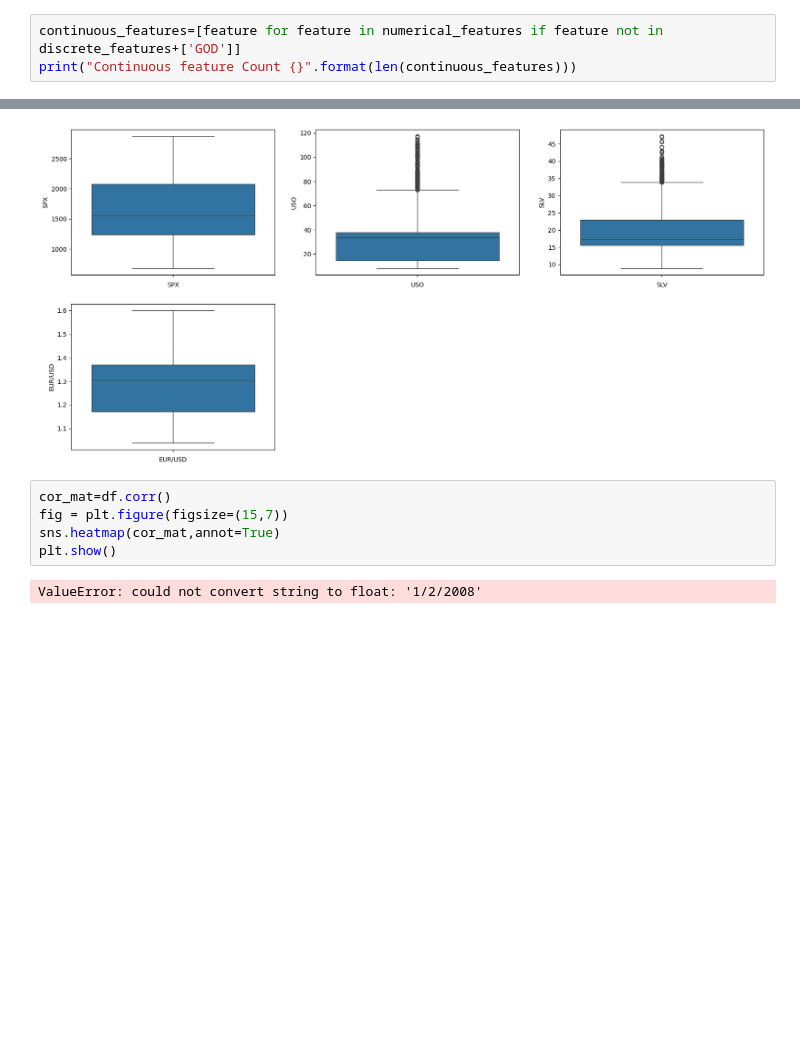
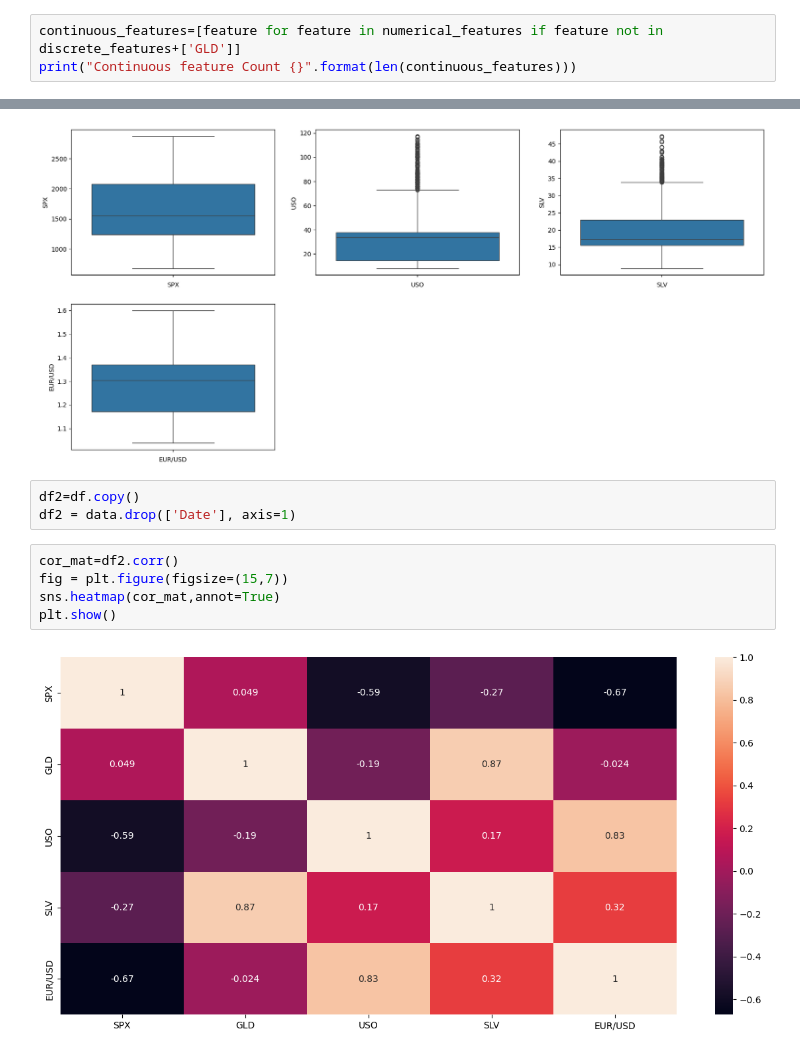
Before and after one commit to IgluMFU/Gold-Price-Prediction, a Jupyter notebook: GoldPrice.ipynb, the cells around one changed output, grey strips where cells are left out. Saved outputs shown, nothing was run; the diff lists cells and outputs as text; blank space fills up the shorter version.

```diff
--- a/GoldPrice.ipynb
+++ b/GoldPrice.ipynb
@@ -110,7 +110,7 @@ print("discrete variable count: {}".format(len(discrete_features)))
 # %% [output]
 discrete variable count: 0
 # %%
-continuous_features=[feature for feature in numerical_features if feature not in discrete_features+['GOD']]
+continuous_features=[feature for feature in numerical_features if feature not in discrete_features+['GLD']]
 print("Continuous feature Count {}".format(len(continuous_features)))
 # %% [output]
 Continuous feature Count 4
@@ -167,10 +167,13 @@ for numerical_feature in numerical_features:
 plt.show()
 # %% [output]
 [figure]
+# %%
+df2=df.copy()
+df2 = data.drop(['Date'], axis=1)
 # %%
-cor_mat=df.corr()
+cor_mat=df2.corr()
 fig = plt.figure(figsize=(15,7))
 sns.heatmap(cor_mat,annot=True)
 plt.show()
 # %% [output]
-ValueError: could not convert string to float: '1/2/2008'
+[figure, added]
```
Also changed, not shown: parts of 16 cells of this notebook.
